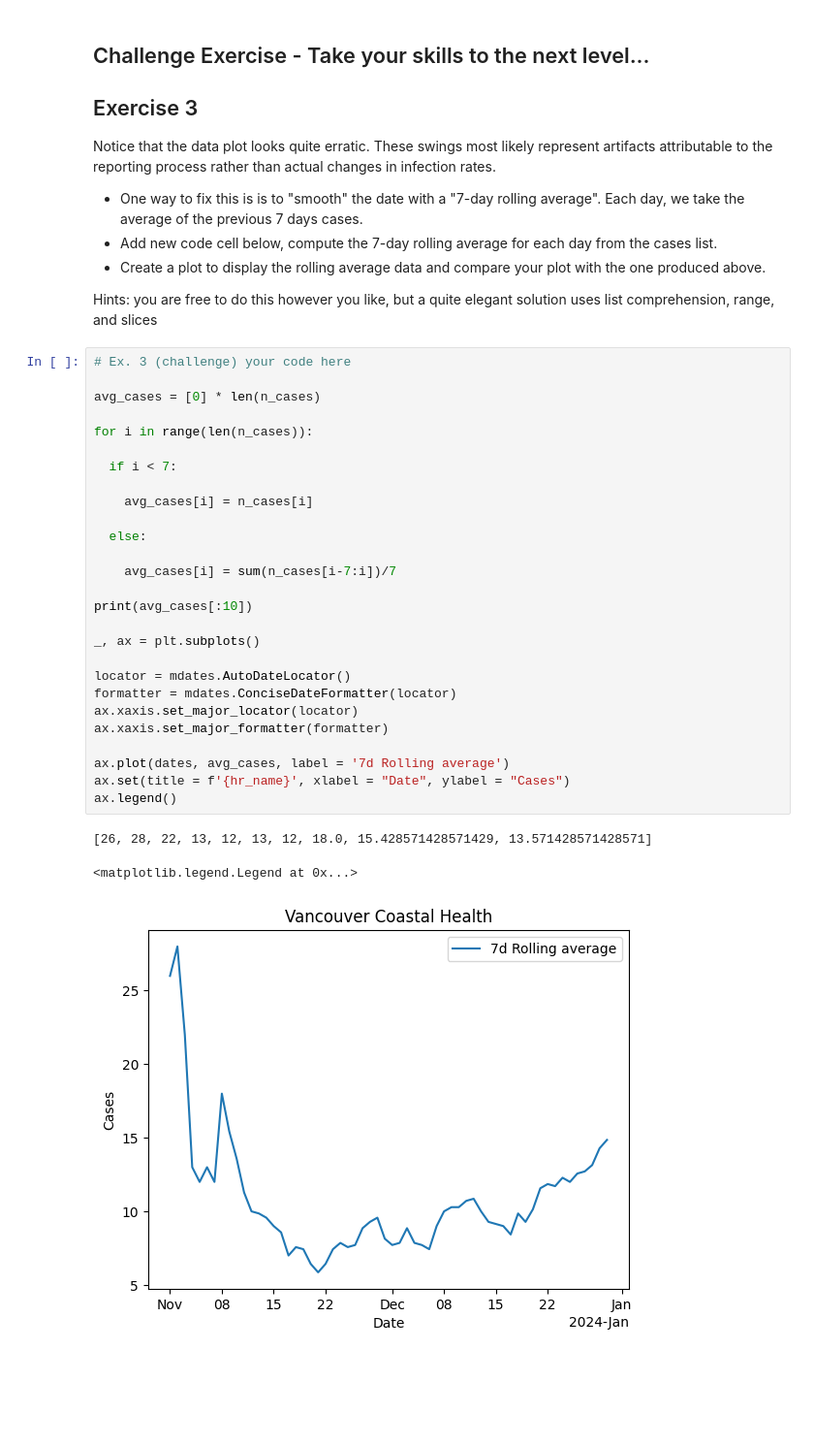
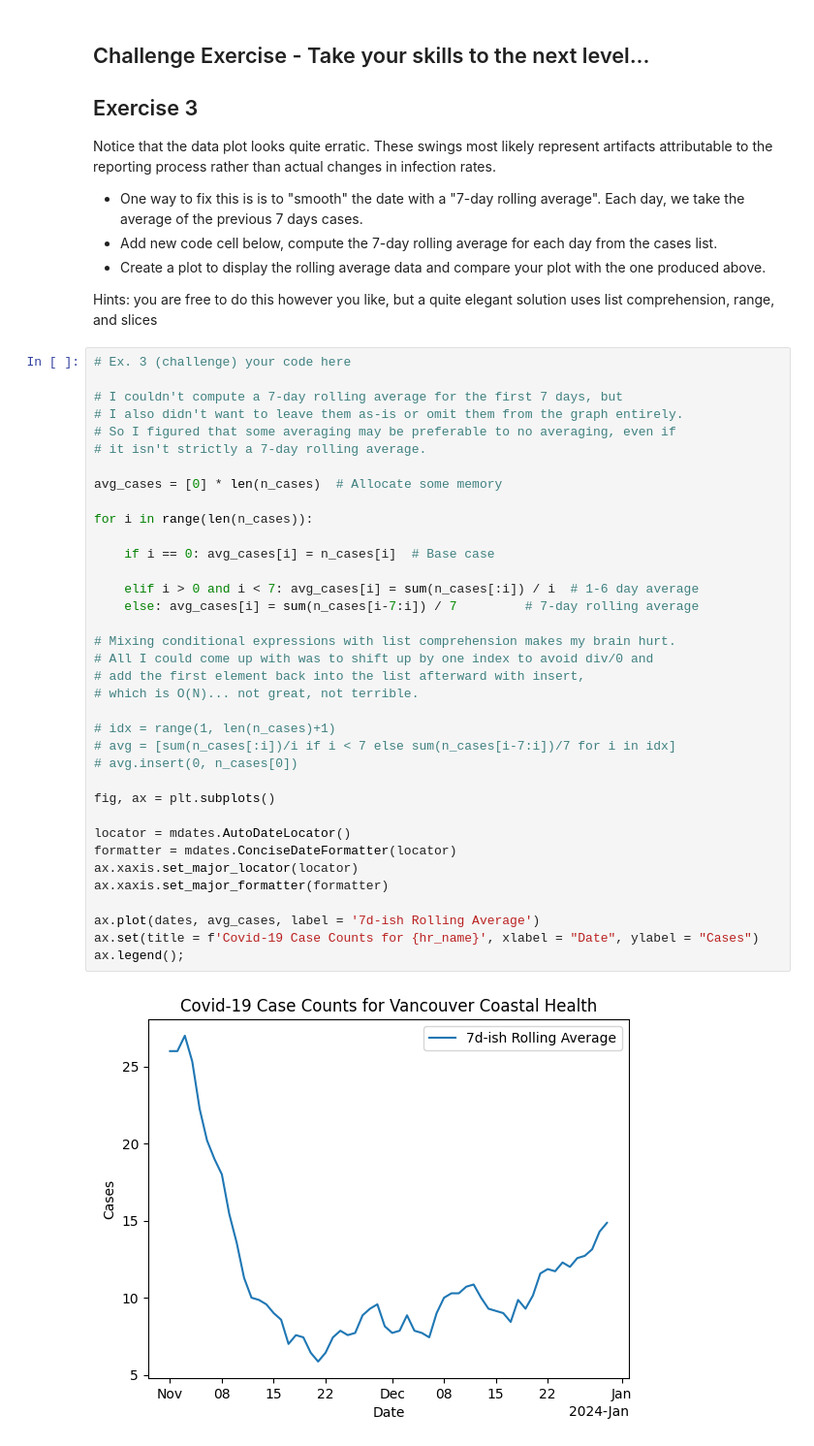
Before and after one commit to zhdavidlu/cap-comp215, a Jupyter notebook: labs/lab01-intro.ipynb, the cells around one changed output. Shown: that part at 97% size. Cells and saved outputs as stored; diff of their text form; blank space fills up the shorter version.

```diff
--- a/labs/lab01-intro.ipynb
+++ b/labs/lab01-intro.ipynb
@@ -228,34 +223,41 @@ Each day, we take the average of the previous 7 days cases.
  * Create a plot to display the rolling average data and compare your plot with the one produced above.
 
  Hints: you are free to do this however you like, but a quite elegant solution uses list comprehension, range, and slices
-# %%
-# Ex. 3 (challenge) your code here
-
-avg_cases = [0] * len(n_cases)
-
-for i in range(len(n_cases)):
-
-  if i < 7:
-
-    avg_cases[i] = n_cases[i]
-
-  else:
-
-    avg_cases[i] = sum(n_cases[i-7:i])/7
-
-print(avg_cases[:10])
-
-_, ax = plt.subplots()
-
-locator = mdates.AutoDateLocator()
-formatter = mdates.ConciseDateFormatter(locator)
-ax.xaxis.set_major_locator(locator)
-ax.xaxis.set_major_formatter(formatter)
-
-ax.plot(dates, avg_cases, label = '7d Rolling average')
-ax.set(title = f'{hr_name}', xlabel = "Date", ylabel = "Cases")
-ax.legend()
-# %% [output]
-[26, 28, 22, 13, 12, 13, 12, 18.0, 15.428571428571429, 13.571428571428571]
-<matplotlib.legend.Legend at 0x...>
-[figure, removed]
+# %%
+# Ex. 3 (challenge) your code here
+
+# I couldn't compute a 7-day rolling average for the first 7 days, but
+# I also didn't want to leave them as-is or omit them from the graph entirely.
+# So I figured that some averaging may be preferable to no averaging, even if
+# it isn't strictly a 7-day rolling average.
+
+avg_cases = [0] * len(n_cases)  # Allocate some memory
+
+for i in range(len(n_cases)):
+
+    if i == 0: avg_cases[i] = n_cases[i]  # Base case
+
+    elif i > 0 and i < 7: avg_cases[i] = sum(n_cases[:i]) / i  # 1-6 day average
+    else: avg_cases[i] = sum(n_cases[i-7:i]) / 7         # 7-day rolling average
+
+# Mixing conditional expressions with list comprehension makes my brain hurt.
+# All I could come up with was to shift up by one index to avoid div/0 and
+# add the first element back into the list afterward with insert,
+# which is O(N)... not great, not terrible.
+
+# idx = range(1, len(n_cases)+1)
+# avg = [sum(n_cases[:i])/i if i < 7 else sum(n_cases[i-7:i])/7 for i in idx]
+# avg.insert(0, n_cases[0])
+
+fig, ax = plt.subplots()
+
+locator = mdates.AutoDateLocator()
+formatter = mdates.ConciseDateFormatter(locator)
+ax.xaxis.set_major_locator(locator)
+ax.xaxis.set_major_formatter(formatter)
+
+ax.plot(dates, avg_cases, label = '7d-ish Rolling Average')
+ax.set(title = f'Covid-19 Case Counts for {hr_name}', xlabel = "Date", ylabel = "Cases")
+ax.legend();
+# %% [output]
+[figure, added]
```
Also changed, not shown: parts of 5 cells of this notebook.
